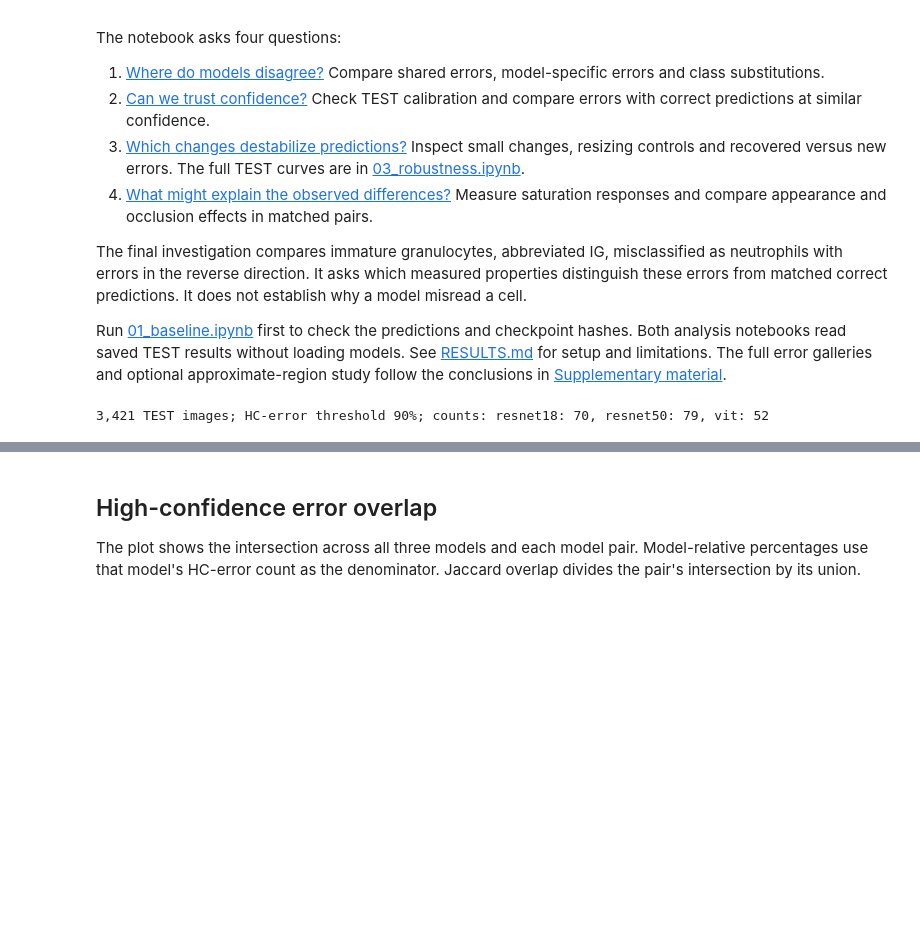
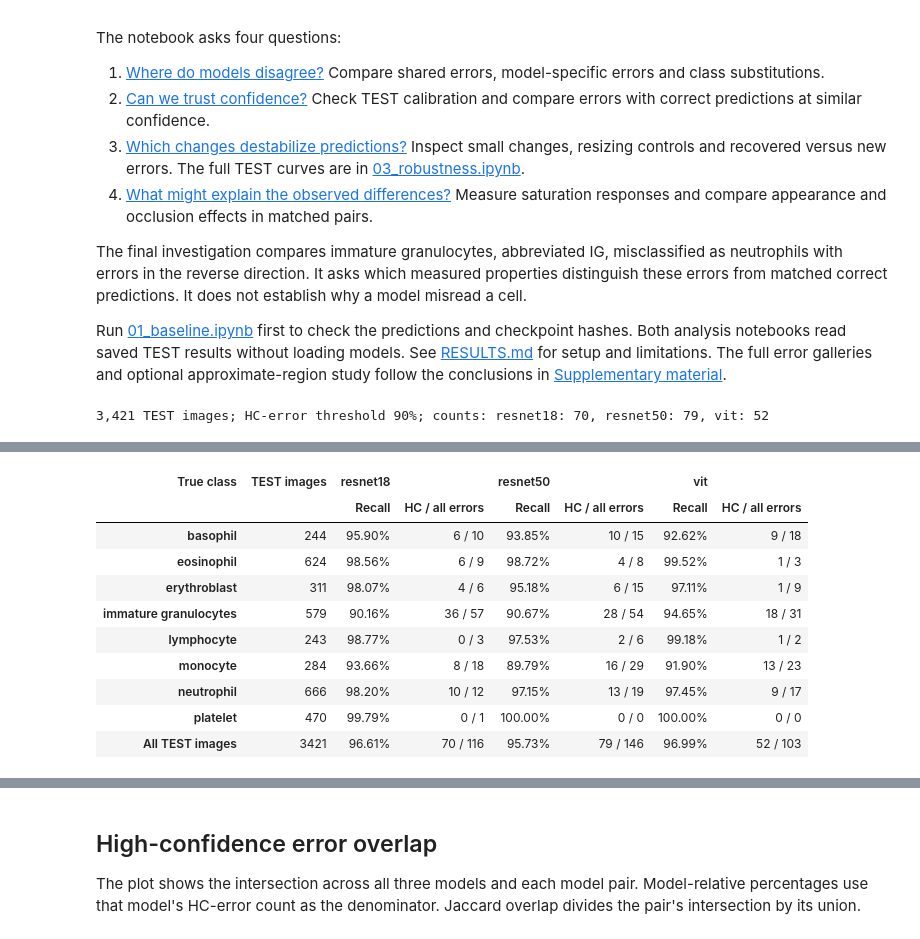
Before and after one commit to jseibezeder/AI_and_Visualization_Project, a Jupyter notebook: 02_model_behavior.ipynb, the cells around one changed output, grey strips where cells are left out. Saved outputs shown, nothing was run; the diff lists cells and outputs as text; code cells hidden in the pictures; blank space fills up the shorter version.

Commit message:
Add all-error class performance summary

```diff
--- a/02_model_behavior.ipynb
+++ b/02_model_behavior.ipynb
@@ -91,0 +99,45 @@ Which errors do the models share, and which occur in only one model? The overlap
+# %%
+from html import escape as classwise_escape
+from IPython.display import HTML as ClasswiseHTML
+
+# All TEST predictions contribute, including errors below the HC threshold.
+classwise_n = np.bincount(labels, minlength=len(class_names))
+assert (classwise_n > 0).all()
+classwise_confusions = np.zeros((len(model_names), len(class_names), len(class_names)), dtype=np.int64)
+for classwise_m in range(len(model_names)):
+    np.add.at(classwise_confusions[classwise_m], (labels, predicted[classwise_m]), 1)
+classwise_correct = np.diagonal(classwise_confusions, axis1=1, axis2=2)
+classwise_errors = classwise_n[None, :] - classwise_correct
+classwise_recall = classwise_correct / classwise_n[None, :]
+classwise_hc = np.stack([np.bincount(labels[classwise_ids], minlength=len(class_names))
+                         for classwise_ids in error_ids])
+np.testing.assert_array_equal(classwise_confusions.sum(axis=2), np.broadcast_to(classwise_n, classwise_errors.shape))
+np.testing.assert_array_equal(classwise_errors.sum(axis=1), (~correct).sum(axis=1))
+assert (classwise_hc <= classwise_errors).all()
+np.testing.assert_allclose((classwise_recall * classwise_n).sum(axis=1) / len(labels), correct.mean(axis=1), rtol=0, atol=1e-15)
+
+classwise_rows = ['<table><thead><tr><th rowspan="2" scope="col">True class</th><th rowspan="2" scope="col">TEST images</th>']
+classwise_rows.extend(f'<th colspan="2" scope="colgroup">{classwise_escape(str(name))}</th>' for name in model_names)
+classwise_rows.append('</tr><tr>' + '<th scope="col">Recall</th><th scope="col">HC / all errors</th>' * len(model_names) + '</tr></thead><tbody>')
+for classwise_c, classwise_name in enumerate(class_names):
+    classwise_rows.append(f'<tr><th scope="row">{classwise_escape(str(classwise_name))}</th><td>{classwise_n[classwise_c]}</td>')
+    for classwise_m in range(len(model_names)):
+        classwise_rows.append(f'<td>{classwise_recall[classwise_m, classwise_c]:.2%}</td><td>{classwise_hc[classwise_m, classwise_c]} / {classwise_errors[classwise_m, classwise_c]}</td>')
+    classwise_rows.append('</tr>')
+classwise_rows.append(f'</tbody><tfoot><tr><th scope="row">All TEST images</th><td>{len(labels)}</td>')
+for classwise_m in range(len(model_names)):
+    classwise_rows.append(f'<td>{correct[classwise_m].mean():.2%}</td><td>{classwise_hc[classwise_m].sum()} / {classwise_errors[classwise_m].sum()}</td>')
+classwise_rows.append('</tr></tfoot></table>')
+display(ClasswiseHTML(''.join(classwise_rows)))
+# %% [output]
+| True class | TEST images | resnet18 |  | resnet50 |  | vit |  |
+|  |  | Recall | HC / all errors | Recall | HC / all errors | Recall | HC / all errors |
+| basophil | 244 | 95.90% | 6 / 10 | 93.85% | 10 / 15 | 92.62% | 9 / 18 |
+| eosinophil | 624 | 98.56% | 6 / 9 | 98.72% | 4 / 8 | 99.52% | 1 / 3 |
+| erythroblast | 311 | 98.07% | 4 / 6 | 95.18% | 6 / 15 | 97.11% | 1 / 9 |
+| immature granulocytes | 579 | 90.16% | 36 / 57 | 90.67% | 28 / 54 | 94.65% | 18 / 31 |
+| lymphocyte | 243 | 98.77% | 0 / 3 | 97.53% | 2 / 6 | 99.18% | 1 / 2 |
+| monocyte | 284 | 93.66% | 8 / 18 | 89.79% | 16 / 29 | 91.90% | 13 / 23 |
+| neutrophil | 666 | 98.20% | 10 / 12 | 97.15% | 13 / 19 | 97.45% | 9 / 17 |
+| platelet | 470 | 99.79% | 0 / 1 | 100.00% | 0 / 0 | 100.00% | 0 / 0 |
+| All TEST images | 3421 | 96.61% | 70 / 116 | 95.73% | 79 / 146 | 96.99% | 52 / 103 |
```
Also changed, not shown: parts of 4 cells of this notebook, 3 other files.
